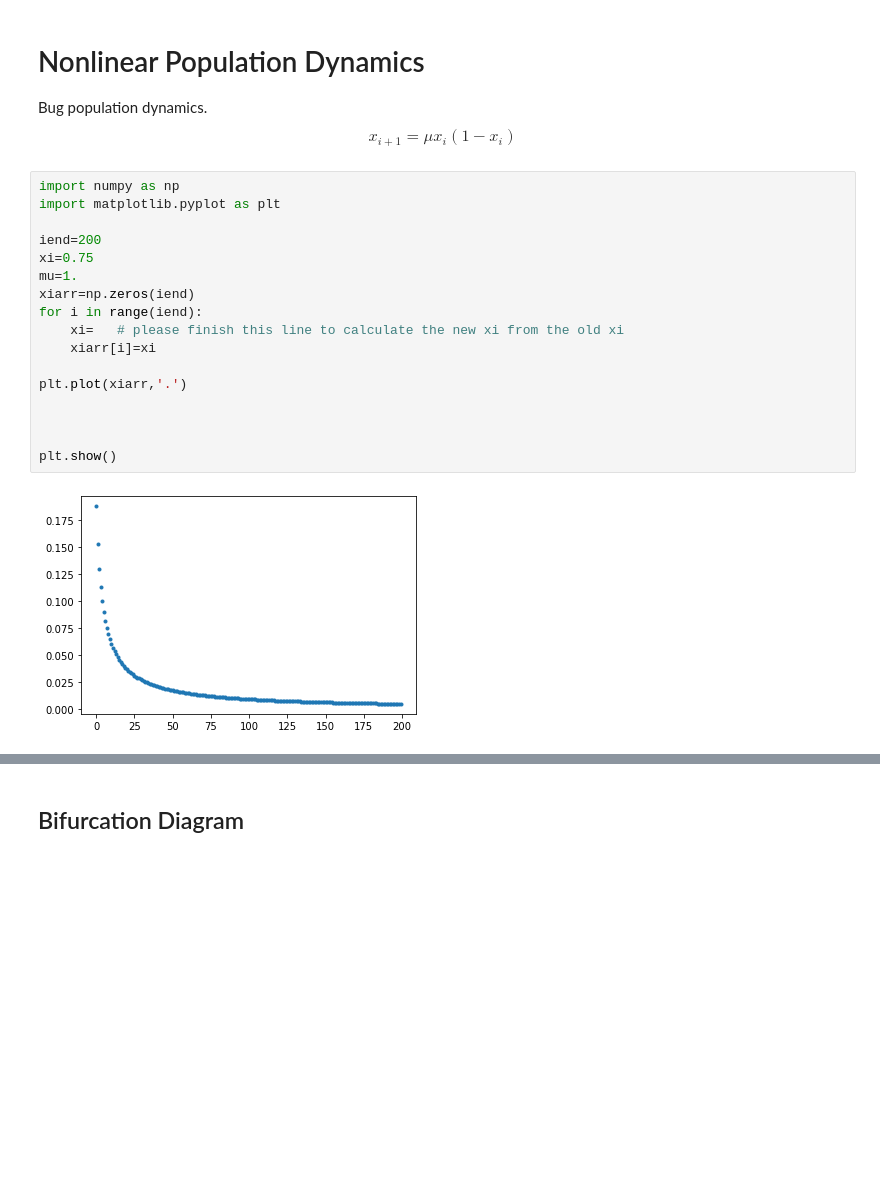
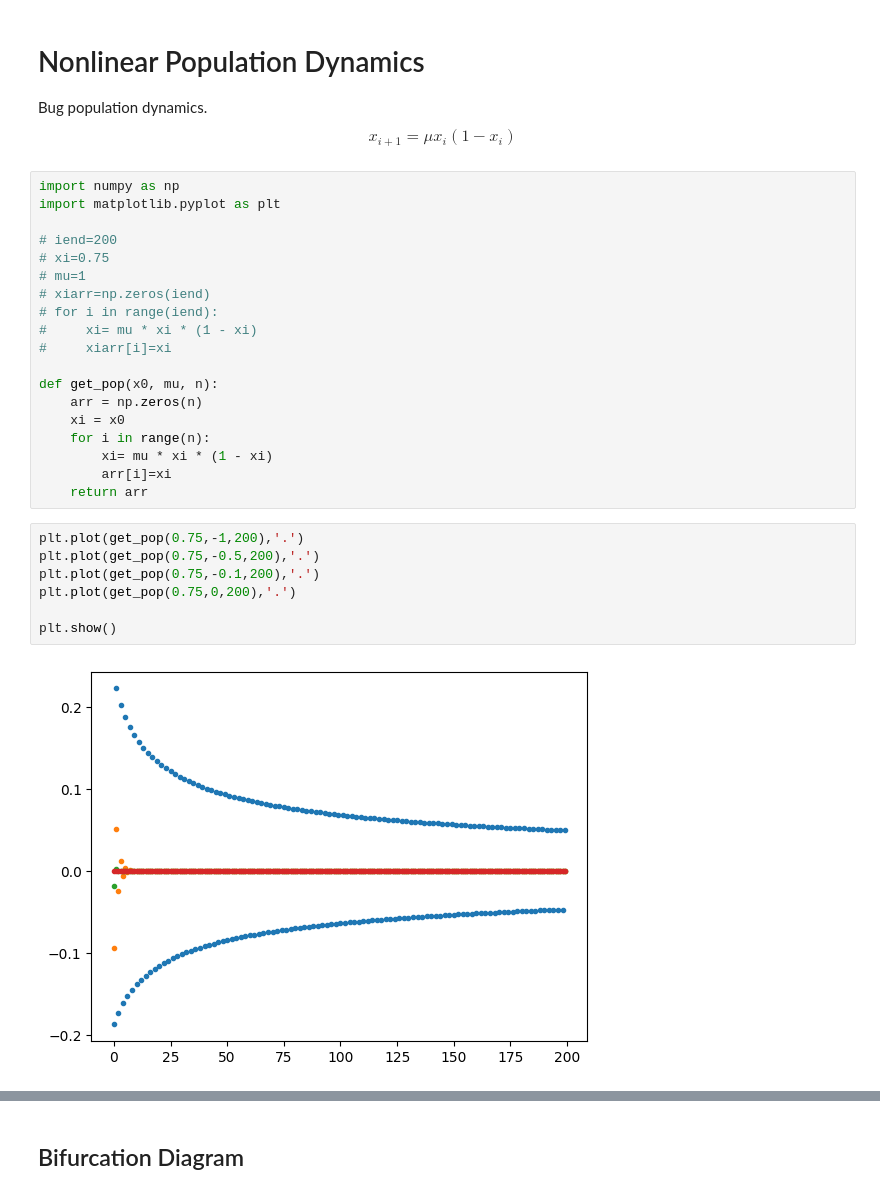
Before and after one commit to tedjohnson12/computational-physics-class-404-604-Spring-2024, a Jupyter notebook: Lect12.ipynb, the cells around one changed output, grey strips where cells are left out. Drawn from its saved outputs; the diff is of its cells as text; blank space fills up the shorter version.

```diff
--- a/Lect12.ipynb
+++ b/Lect12.ipynb
@@ -13,21 +13,30 @@ x_{i+1}=\mu x_{i}(1-x_{i})
 import numpy as np
 import matplotlib.pyplot as plt
 
-iend=200
-xi=0.75
-mu=1.
-xiarr=np.zeros(iend)
-for i in range(iend):
-    xi=   # please finish this line to calculate the new xi from the old xi
-    xiarr[i]=xi
+# iend=200
+# xi=0.75
+# mu=1
+# xiarr=np.zeros(iend)
+# for i in range(iend):
+#     xi= mu * xi * (1 - xi)
+#     xiarr[i]=xi
 
-plt.plot(xiarr,'.')
-
-
-
-plt.show()
+def get_pop(x0, mu, n):
+    arr = np.zeros(n)
+    xi = x0
+    for i in range(n):
+        xi= mu * xi * (1 - xi)
+        arr[i]=xi
+    return arr
-# %% [output]
-[figure, removed]
+# %%
+plt.plot(get_pop(0.75,-1,200),'.')
+plt.plot(get_pop(0.75,-0.5,200),'.')
+plt.plot(get_pop(0.75,-0.1,200),'.')
+plt.plot(get_pop(0.75,0,200),'.')
+
+plt.show()
+# %% [output]
+[figure, added]
 # %% [markdown]
 Stable Populations:
 
```
Also changed, not shown: parts of 8 cells of this notebook.
